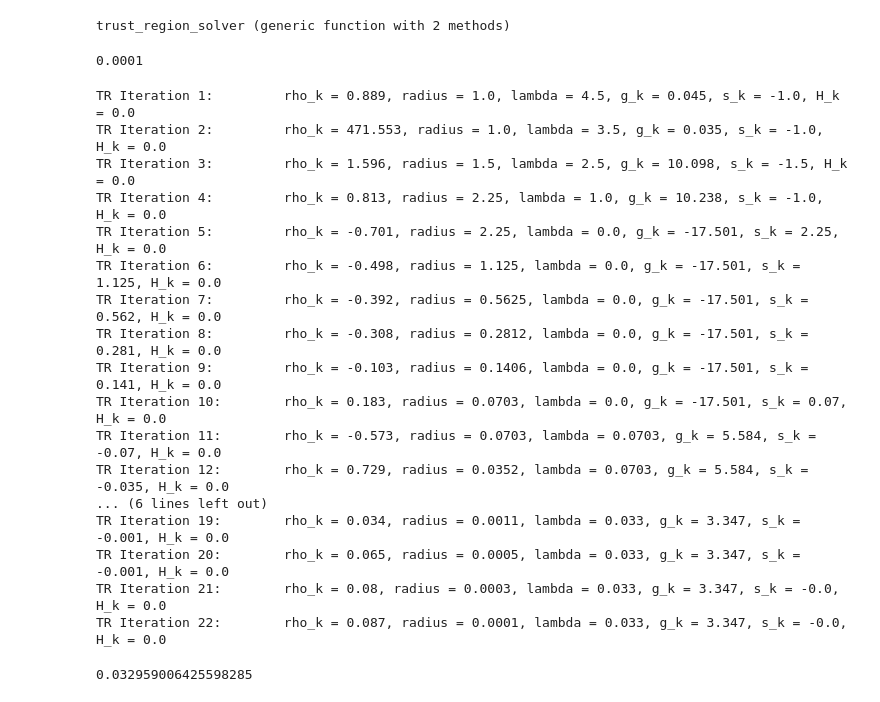
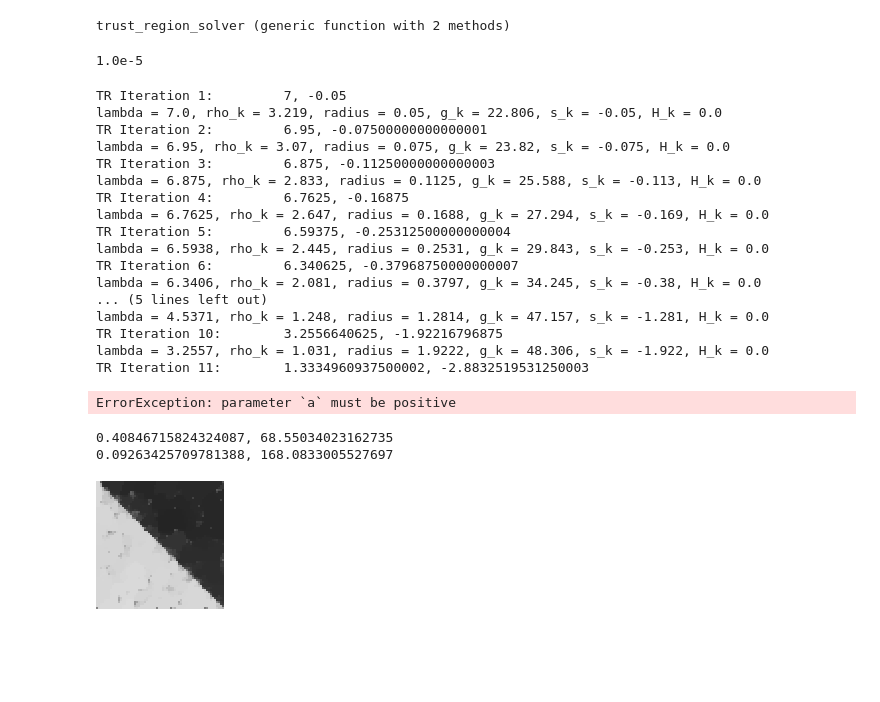
Before and after one commit to dvillacis/BilevelImagingParameterLearning.jl, a Jupyter notebook: demo/bilevel_scalar_rof/bilevel_scalar_vi.ipynb, the cells around one changed output. Drawn from its saved outputs; the diff is of its cells as text; code cells hidden in the pictures; blank space fills up the shorter version.

```diff
--- a/demo/bilevel_scalar_rof/bilevel_scalar_vi.ipynb
+++ b/demo/bilevel_scalar_rof/bilevel_scalar_vi.ipynb
@@ -153,34 +137,47 @@ $$
 include("trust_region_solver.jl")
 # %% [output]
 trust_region_solver (generic function with 2 methods)
-# %%
-lambda_0 = 4.5
-radius_0 = 1
-tol = 1e-4
-# %% [output]
-0.0001
+# %%
+K = Variation(size(f))
+u = Variable(size(K,1)...)
+α = 1e-2
+
+lambda_0 = 7
+radius_0 = 0.05
+tol = 1e-5
+# %% [output]
+1.0e-5
 # %%
 model = 1
-lambda_opt_2 = trust_region_solver(lower_level_solver,upper_level_cost,lambda_0,α,f,z,radius_0,tol,model)
+lambda_opt_1 = trust_region_solver(lower_level_solver,upper_level_cost,lambda_0,α,f,z,radius_0,tol,model)
 # %% [output]
-TR Iteration 1:         rho_k = 0.889, radius = 1.0, lambda = 4.5, g_k = 0.045, s_k = -1.0, H_k = 0.0
-TR Iteration 2:         rho_k = 471.553, radius = 1.0, lambda = 3.5, g_k = 0.035, s_k = -1.0, H_k = 0.0
-TR Iteration 3:         rho_k = 1.596, radius = 1.5, lambda = 2.5, g_k = 10.098, s_k = -1.5, H_k = 0.0
-TR Iteration 4:         rho_k = 0.813, radius = 2.25, lambda = 1.0, g_k = 10.238, s_k = -1.0, H_k = 0.0
-TR Iteration 5:         rho_k = -0.701, radius = 2.25, lambda = 0.0, g_k = -17.501, s_k = 2.25, H_k = 0.0
-TR Iteration 6:         rho_k = -0.498, radius = 1.125, lambda = 0.0, g_k = -17.501, s_k = 1.125, H_k = 0.0
-TR Iteration 7:         rho_k = -0.392, radius = 0.5625, lambda = 0.0, g_k = -17.501, s_k = 0.562, H_k = 0.0
-TR Iteration 8:         rho_k = -0.308, radius = 0.2812, lambda = 0.0, g_k = -17.501, s_k = 0.281, H_k = 0.0
-TR Iteration 9:         rho_k = -0.103, radius = 0.1406, lambda = 0.0, g_k = -17.501, s_k = 0.141, H_k = 0.0
-TR Iteration 10:        rho_k = 0.183, radius = 0.0703, lambda = 0.0, g_k = -17.501, s_k = 0.07, H_k = 0.0
-TR Iteration 11:        rho_k = -0.573, radius = 0.0703, lambda = 0.0703, g_k = 5.584, s_k = -0.07, H_k = 0.0
-TR Iteration 12:        rho_k = 0.729, radius = 0.0352, lambda = 0.0703, g_k = 5.584, s_k = -0.035, H_k = 0.0
-... (6 lines left out)
-TR Iteration 19:        rho_k = 0.034, radius = 0.0011, lambda = 0.033, g_k = 3.347, s_k = -0.001, H_k = 0.0
-TR Iteration 20:        rho_k = 0.065, radius = 0.0005, lambda = 0.033, g_k = 3.347, s_k = -0.001, H_k = 0.0
-TR Iteration 21:        rho_k = 0.08, radius = 0.0003, lambda = 0.033, g_k = 3.347, s_k = -0.0, H_k = 0.0
-TR Iteration 22:        rho_k = 0.087, radius = 0.0001, lambda = 0.033, g_k = 3.347, s_k = -0.0, H_k = 0.0
+TR Iteration 1:         7, -0.05
+lambda = 7.0, rho_k = 3.219, radius = 0.05, g_k = 22.806, s_k = -0.05, H_k = 0.0
+TR Iteration 2:         6.95, -0.07500000000000001
+lambda = 6.95, rho_k = 3.07, radius = 0.075, g_k = 23.82, s_k = -0.075, H_k = 0.0
+TR Iteration 3:         6.875, -0.11250000000000003
+lambda = 6.875, rho_k = 2.833, radius = 0.1125, g_k = 25.588, s_k = -0.113, H_k = 0.0
+TR Iteration 4:         6.7625, -0.16875
+lambda = 6.7625, rho_k = 2.647, radius = 0.1688, g_k = 27.294, s_k = -0.169, H_k = 0.0
+TR Iteration 5:         6.59375, -0.25312500000000004
+lambda = 6.5938, rho_k = 2.445, radius = 0.2531, g_k = 29.843, s_k = -0.253, H_k = 0.0
+TR Iteration 6:         6.340625, -0.37968750000000007
+lambda = 6.3406, rho_k = 2.081, radius = 0.3797, g_k = 34.245, s_k = -0.38, H_k = 0.0
+... (5 lines left out)
+lambda = 4.5371, rho_k = 1.248, radius = 1.2814, g_k = 47.157, s_k = -1.281, H_k = 0.0
+TR Iteration 10:        3.2556640625, -1.92216796875
+lambda = 3.2557, rho_k = 1.031, radius = 1.9222, g_k = 48.306, s_k = -1.922, H_k = 0.0
+TR Iteration 11:        1.3334960937500002, -2.8832519531250003
-0.032959006425598285
+ErrorException: parameter `a` must be positive
+# %%
+u_h = lower_level_solver(u,f,lambda_opt_1,K)
+println("$(ssim(u_h,z)), $(upper_level_cost(u_h,z,lambda_opt_1,α))")
+println("$(ssim(f,z)), $(upper_level_cost(f,z,lambda_opt_1,α))")
+Gray.(u_h)
+# %% [output]
+0.40846715824324087, 68.55034023162735
+0.09263425709781388, 168.0833005527697
+[figure, added]
 # %%
 model = 2
 lambda_opt_2 = trust_region_solver(lower_level_solver,upper_level_cost,lambda_0,α,f,z,radius_0,tol,model)
```
Also changed, not shown: parts of 15 cells of this notebook, 1 other file.
